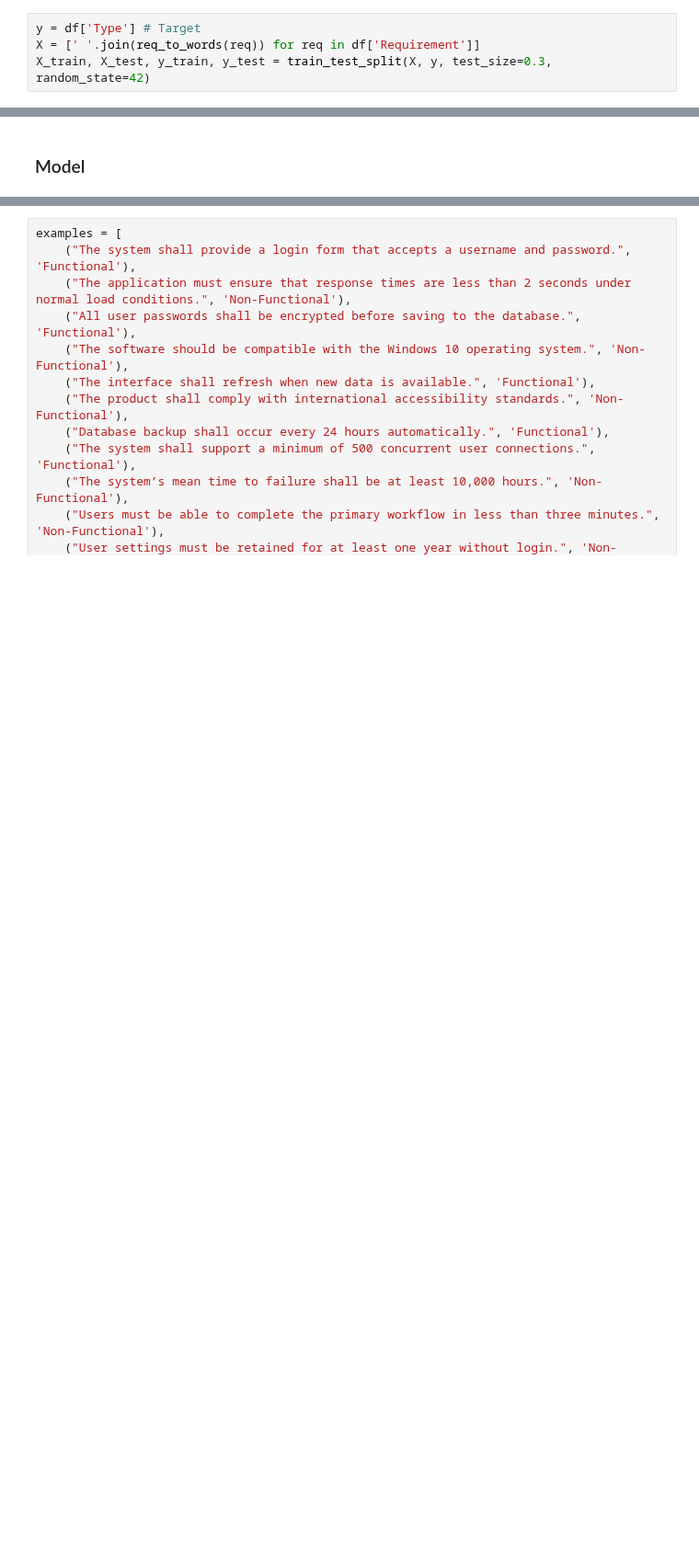
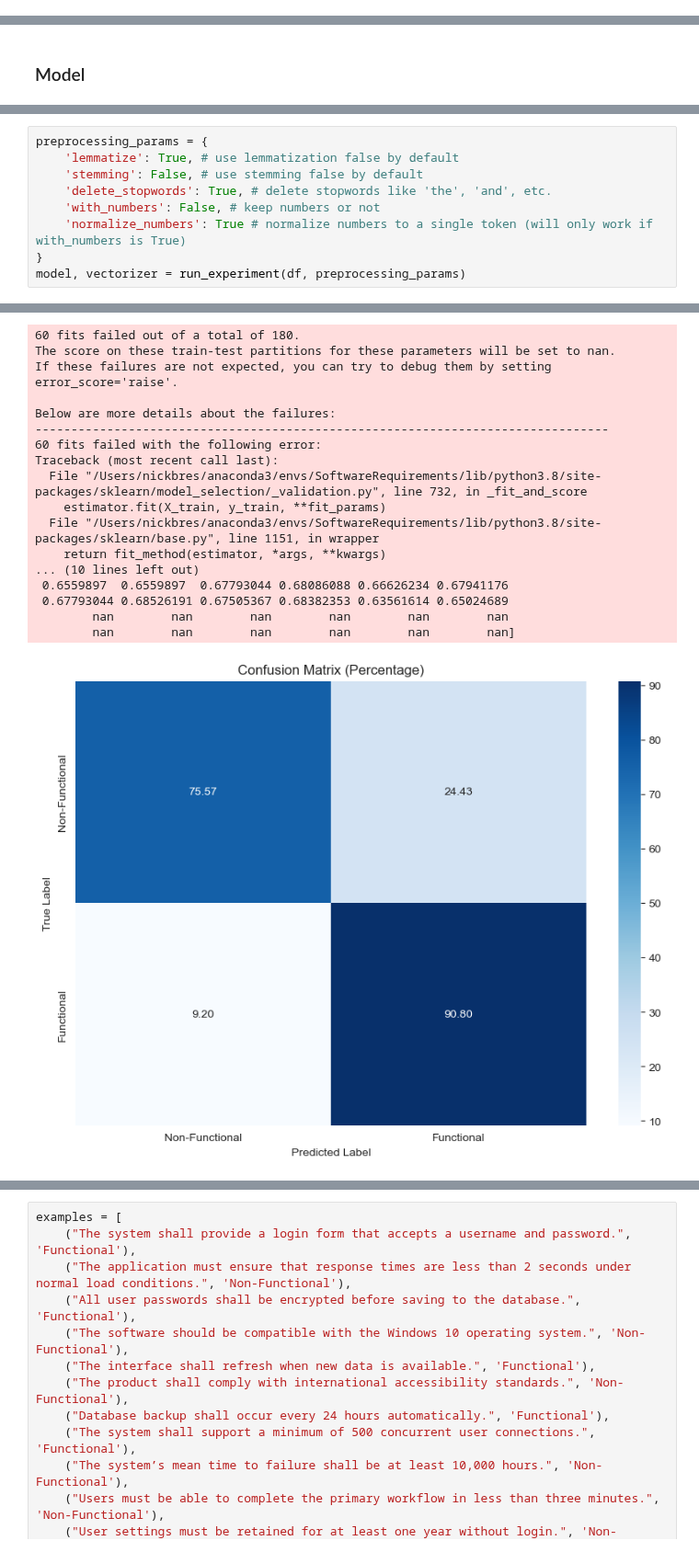
Before and after one commit to NickBres/SoftwareRequirementsClassification, a Jupyter notebook: KNN.ipynb, the cells around one changed output, grey strips where cells are left out. Shown at 92% size. Drawn from its saved outputs; the diff is of its cells as text; blank space fills up the shorter version.

```diff
--- a/KNN.ipynb
+++ b/KNN.ipynb
@@ -62,4 +69,0 @@ from sklearn.metrics import accuracy_score, classification_report
-# %%
-y = df['Type'] # Target
-X = [' '.join(req_to_words(req)) for req in df['Requirement']]
-X_train, X_test, y_train, y_test = train_test_split(X, y, test_size=0.3, random_state=42)
@@ -151,0 +163,10 @@ plt.show()
+# %%
+preprocessing_params = {
+    'lemmatize': True, # use lemmatization false by default
+    'stemming': False, # use stemming false by default
+    'delete_stopwords': True, # delete stopwords like 'the', 'and', etc.
+    'with_numbers': False, # keep numbers or not
+    'normalize_numbers': True # normalize numbers to a single token (will only work if with_numbers is True)
+}
+model, vectorizer = run_experiment(df, preprocessing_params)
+# %% [output]
@@ -151,0 +185,18 @@ plt.show()
+60 fits failed out of a total of 180.
+The score on these train-test partitions for these parameters will be set to nan.
+If these failures are not expected, you can try to debug them by setting error_score='raise'.
+
+Below are more details about the failures:
+--------------------------------------------------------------------------------
+60 fits failed with the following error:
+Traceback (most recent call last):
+  File "/Users/nickbres/anaconda3/envs/SoftwareRequirements/lib/python3.8/site-packages/sklearn/model_selection/_validation.py", line 732, in _fit_and_score
+    estimator.fit(X_train, y_train, **fit_params)
+  File "/Users/nickbres/anaconda3/envs/SoftwareRequirements/lib/python3.8/site-packages/sklearn/base.py", line 1151, in wrapper
+    return fit_method(estimator, *args, **kwargs)
+... (10 lines left out)
+ 0.6559897  0.6559897  0.67793044 0.68086088 0.66626234 0.67941176
+ 0.67793044 0.68526191 0.67505367 0.68382353 0.63561614 0.65024689
+        nan        nan        nan        nan        nan        nan
+        nan        nan        nan        nan        nan        nan]
+[figure, added]
```
Also changed, not shown: parts of 15 cells of this notebook, 1 other file.
